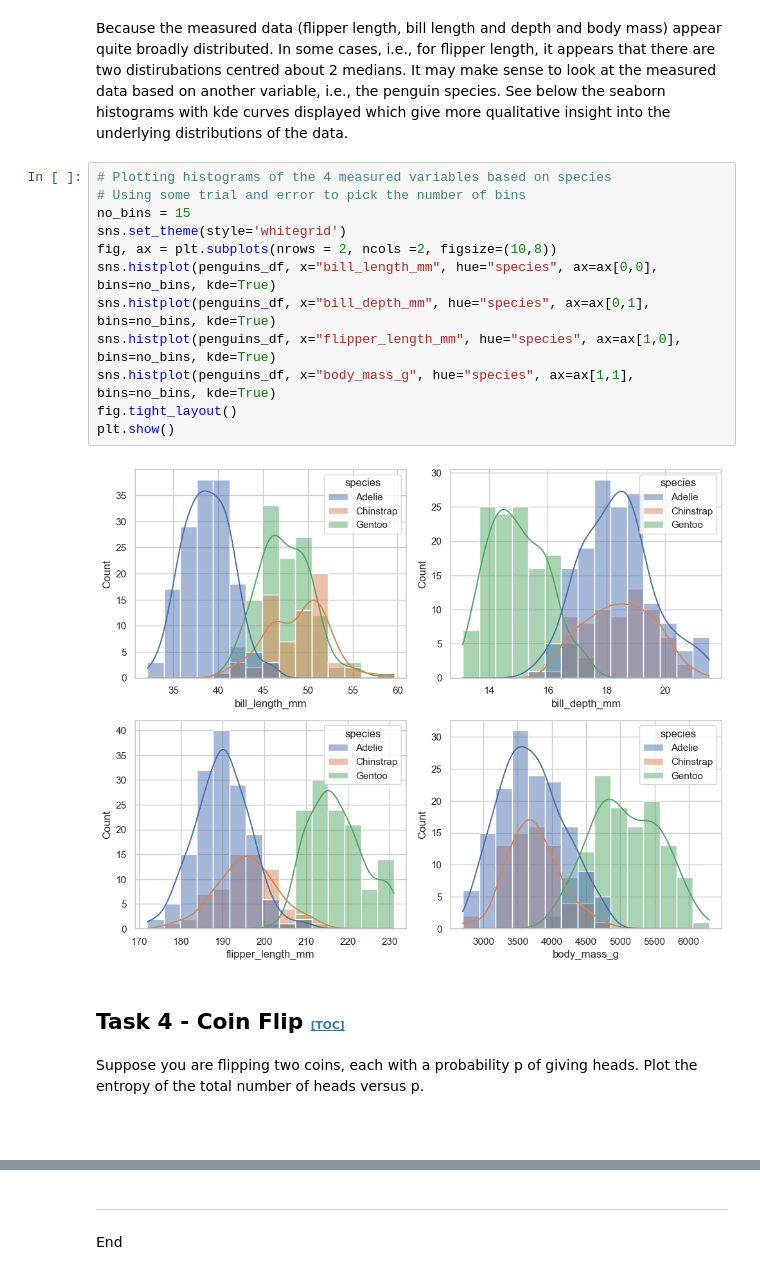
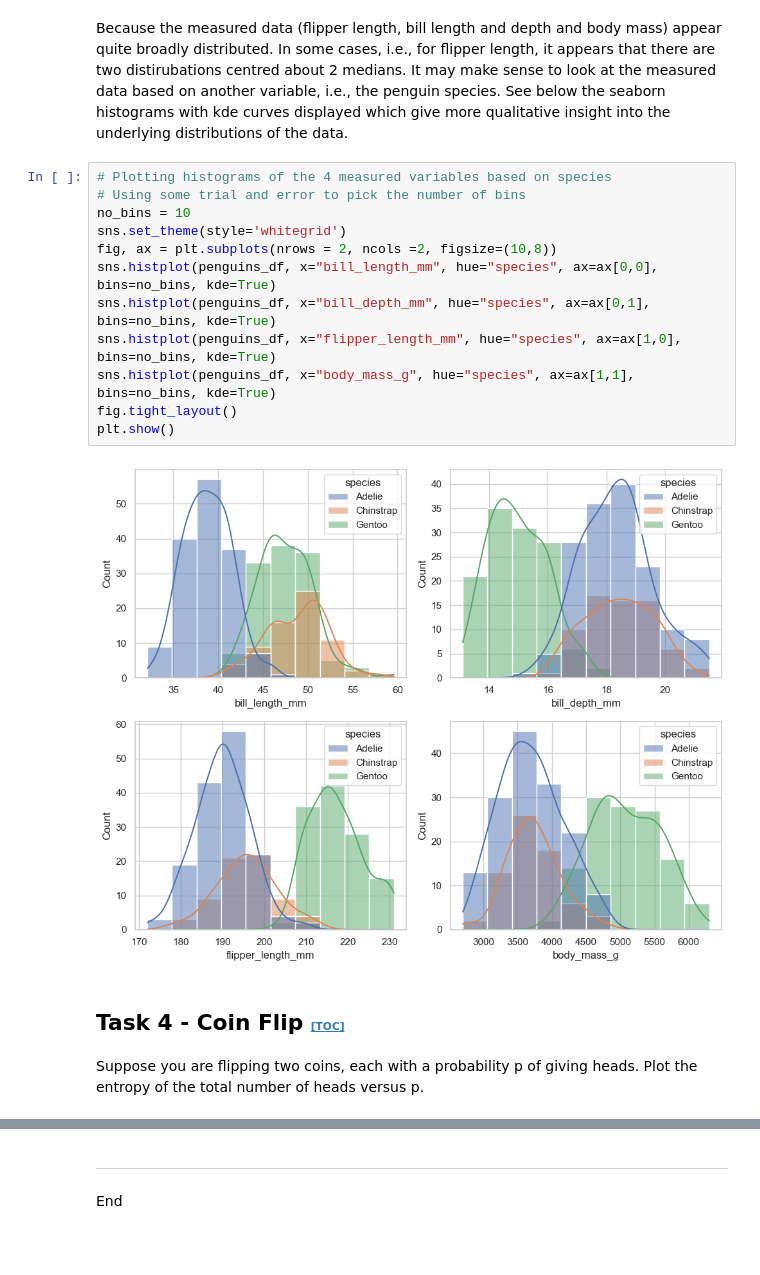
Before and after one commit to Eilis9/Fund_DA, a Jupyter notebook: tasks.ipynb, the cells around one changed output, grey strips where cells are left out. Drawn from its saved outputs; the diff is of its cells as text; blank space fills up the shorter version.

```diff
--- a/tasks.ipynb
+++ b/tasks.ipynb
@@ -253,19 +253,17 @@ Because the measured data (flipper length, bill length and depth and body mass)
 # %%
 # Plotting histograms of the 4 measured variables based on species
 # Using some trial and error to pick the number of bins
-no_bins = 15
+no_bins = 10
 sns.set_theme(style='whitegrid')
 fig, ax = plt.subplots(nrows = 2, ncols =2, figsize=(10,8))
 sns.histplot(penguins_df, x="bill_length_mm", hue="species", ax=ax[0,0], bins=no_bins, kde=True)
 sns.histplot(penguins_df, x="bill_depth_mm", hue="species", ax=ax[0,1], bins=no_bins, kde=True)
 sns.histplot(penguins_df, x="flipper_length_mm", hue="species", ax=ax[1,0], bins=no_bins, kde=True)
 sns.histplot(penguins_df, x="body_mass_g", hue="species", ax=ax[1,1], bins=no_bins, kde=True)
 fig.tight_layout()
 plt.show()
 # %% [output]
-[figure, old version]
+[figure, new version]
 # %% [markdown]
 ## Task 4 - Coin Flip <a id="Task4"></a> <span style="font-size: 8pt;"> [[TOC]](#toc)</span>
 Suppose you are flipping two coins, each with a probability p of giving heads. Plot the entropy of the total number of heads versus p.
-# %% [markdown]
-#
```
Also changed, not shown: parts of 4 cells of this notebook, 1 other file.
